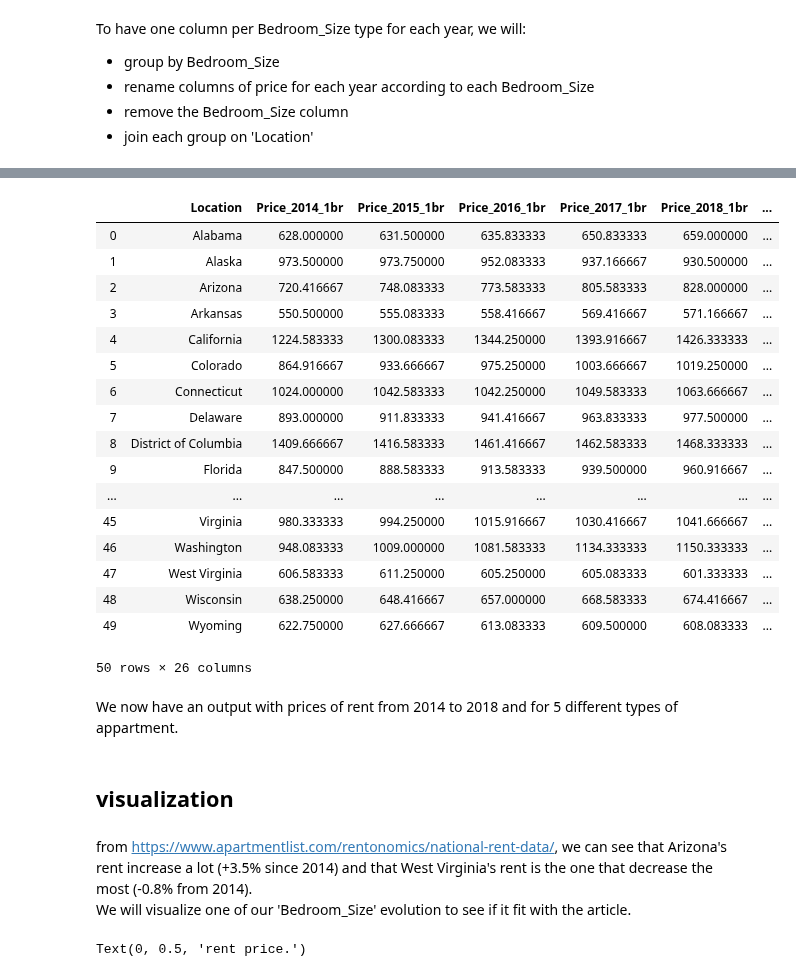
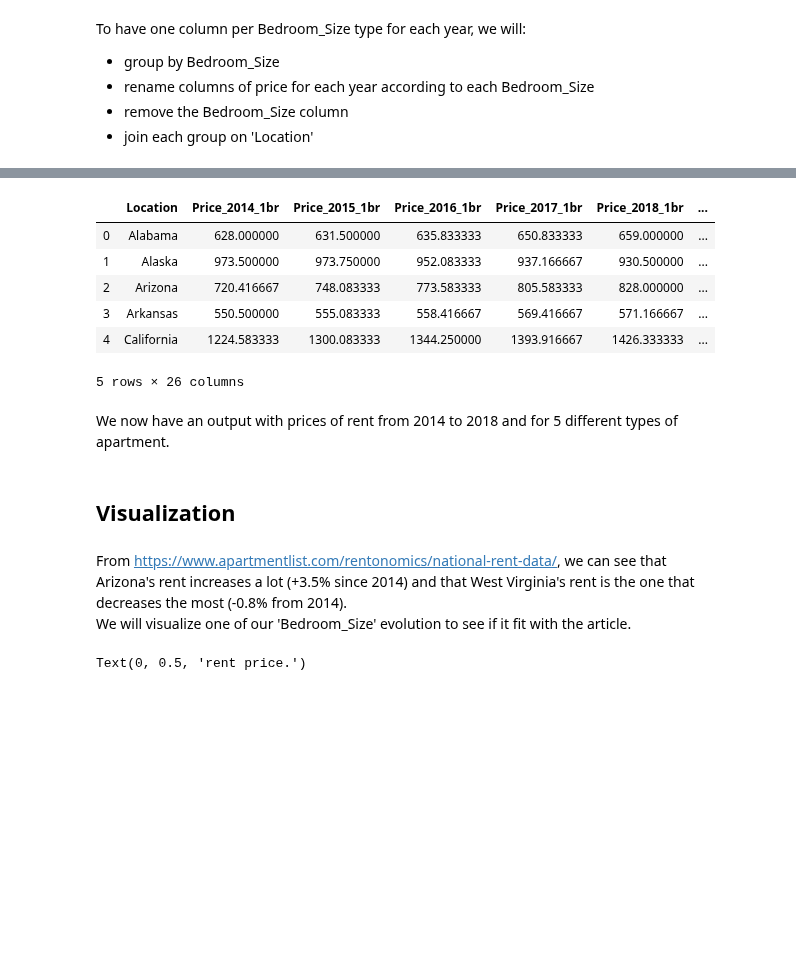
Before and after one commit to steber97/RecursionFairies_AdaProject, a Jupyter notebook: rentData.ipynb, the cells around one changed output, grey strips where cells are left out. Drawn from its saved outputs; the diff is of its cells as text; code cells hidden in the pictures; blank space fills up the shorter version.

```diff
--- a/rentData.ipynb
+++ b/rentData.ipynb
@@ -138,41 +122,30 @@ output
 # %%
 #we first group by 'Bedroom_Size'
 gdf = df.groupby("Bedroom_Size")
 for name, group in gdf:
     #for each 'Bedroom_Size' type we rename the columns accordingly
     group = group.rename(columns={"Price_2014": "Price_2014_"+name, "Price_2015": "Price_2015_"+name,\
                                   "Price_2016": "Price_2016_"+name, "Price_2017": "Price_2017_"+name,\
                                  "Price_2018": "Price_2018_"+name})
     #we remove the 'Bedroom_Size' column
     group = group.drop('Bedroom_Size', axis=1)
     #we join this group to the output
     output = pd.merge(output, group, on ='Location')
-output
+output.head()
 # %% [output]
 |  | Location | Price_2014_1br | Price_2015_1br | Price_2016_1br | Price_2017_1br | Price_2018_1br | ... |
 | 0 | Alabama | 628.000000 | 631.500000 | 635.833333 | 650.833333 | 659.000000 | ... |
 | 1 | Alaska | 973.500000 | 973.750000 | 952.083333 | 937.166667 | 930.500000 | ... |
 | 2 | Arizona | 720.416667 | 748.083333 | 773.583333 | 805.583333 | 828.000000 | ... |
 | 3 | Arkansas | 550.500000 | 555.083333 | 558.416667 | 569.416667 | 571.166667 | ... |
 | 4 | California | 1224.583333 | 1300.083333 | 1344.250000 | 1393.916667 | 1426.333333 | ... |
-| 5 | Colorado | 864.916667 | 933.666667 | 975.250000 | 1003.666667 | 1019.250000 | ... |
-| 6 | Connecticut | 1024.000000 | 1042.583333 | 1042.250000 | 1049.583333 | 1063.666667 | ... |
-| 7 | Delaware | 893.000000 | 911.833333 | 941.416667 | 963.833333 | 977.500000 | ... |
-| 8 | District of Columbia | 1409.666667 | 1416.583333 | 1461.416667 | 1462.583333 | 1468.333333 | ... |
-| 9 | Florida | 847.500000 | 888.583333 | 913.583333 | 939.500000 | 960.916667 | ... |
-| ... | ... | ... | ... | ... | ... | ... | ... |
-| 45 | Virginia | 980.333333 | 994.250000 | 1015.916667 | 1030.416667 | 1041.666667 | ... |
-| 46 | Washington | 948.083333 | 1009.000000 | 1081.583333 | 1134.333333 | 1150.333333 | ... |
-| 47 | West Virginia | 606.583333 | 611.250000 | 605.250000 | 605.083333 | 601.333333 | ... |
-| 48 | Wisconsin | 638.250000 | 648.416667 | 657.000000 | 668.583333 | 674.416667 | ... |
-| 49 | Wyoming | 622.750000 | 627.666667 | 613.083333 | 609.500000 | 608.083333 | ... |
-50 rows × 26 columns
+5 rows × 26 columns
 # %% [markdown]
-We now have an output with prices of rent from 2014 to 2018 and for 5 different types of appartment.
+We now have an output with prices of rent from 2014 to 2018 and for 5 different types of apartment.
 # %% [markdown]
-## visualization
+## Visualization
 # %% [markdown]
-from https://www.apartmentlist.com/rentonomics/national-rent-data/, we can see that Arizona's rent increase a lot (+3.5% since 2014) and that West Virginia's rent is the one that decrease the most (-0.8% from 2014).
+From https://www.apartmentlist.com/rentonomics/national-rent-data/, we can see that Arizona's rent increases a lot (+3.5% since 2014) and that West Virginia's rent is the one that decreases the most (-0.8% from 2014).
 We will visualize one of our 'Bedroom_Size' evolution to see if it fit with the article.
 # %%
 #we select the price of a single bedroom rent from 2014 to 2018 in Arizona
```
Also changed, not shown: parts of 10 cells of this notebook.
